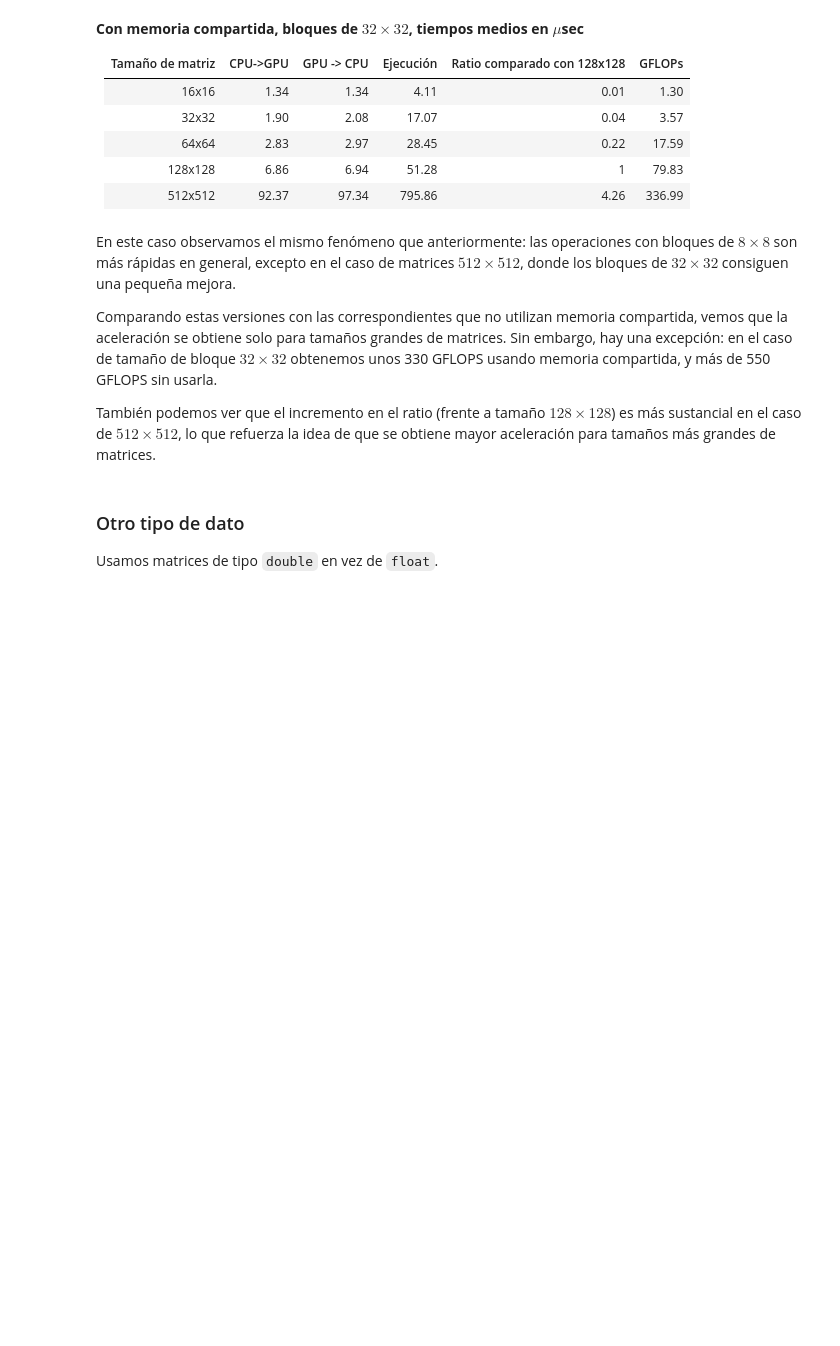
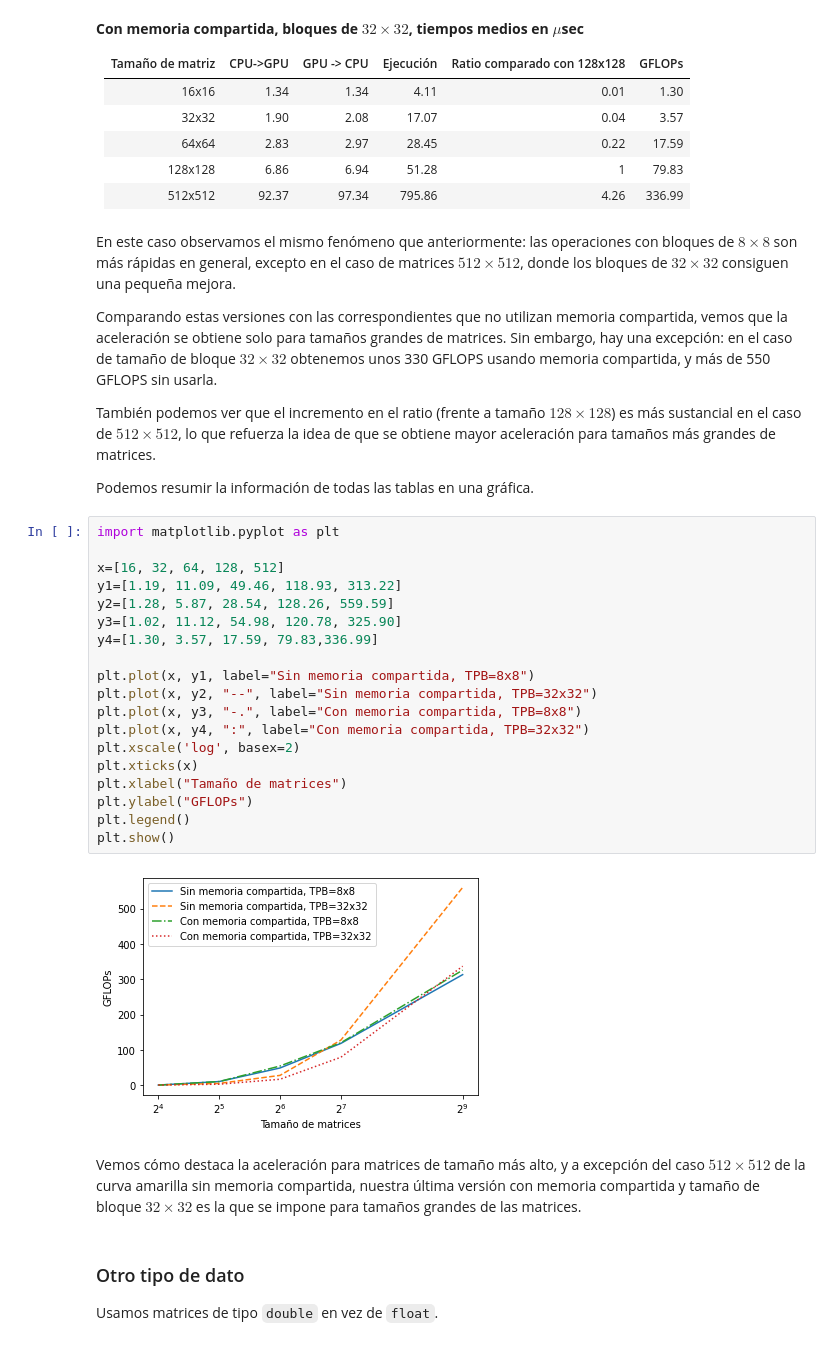
Before and after one commit to Ludvins/MCD_Practicas_PDGE, a Jupyter notebook: CUDA/Multiplicacion_matrices.ipynb, the cells around one changed output. Cells and saved outputs as stored; diff of their text form; blank space fills up the shorter version.

```diff
--- a/CUDA/Multiplicacion_matrices.ipynb
+++ b/CUDA/Multiplicacion_matrices.ipynb
@@ -450,6 +450,31 @@ En este caso observamos el mismo fenómeno que anteriormente: las operaciones co
 Comparando estas versiones con las correspondientes que no utilizan memoria compartida, vemos que la aceleración se obtiene solo para tamaños grandes de matrices. Sin embargo, hay una excepción: en el caso de tamaño de bloque $32\times 32$ obtenemos unos 330 GFLOPS usando memoria compartida, y más de 550 GFLOPS sin usarla.
 
 También podemos ver que el incremento en el ratio (frente a tamaño $128\times 128$) es más sustancial en el caso de $512\times 512$, lo que refuerza la idea de que se obtiene mayor aceleración para tamaños más grandes de matrices.
+
+Podemos resumir la información de todas las tablas en una gráfica.
+# %%
+import matplotlib.pyplot as plt
+
+x=[16, 32, 64, 128, 512]
+y1=[1.19, 11.09, 49.46, 118.93, 313.22]
+y2=[1.28, 5.87, 28.54, 128.26, 559.59]
+y3=[1.02, 11.12, 54.98, 120.78, 325.90]
+y4=[1.30, 3.57, 17.59, 79.83,336.99]
+
+plt.plot(x, y1, label="Sin memoria compartida, TPB=8x8")
+plt.plot(x, y2, "--", label="Sin memoria compartida, TPB=32x32")
+plt.plot(x, y3, "-.", label="Con memoria compartida, TPB=8x8")
+plt.plot(x, y4, ":", label="Con memoria compartida, TPB=32x32")
+plt.xscale('log', basex=2)
+plt.xticks(x)
+plt.xlabel("Tamaño de matrices")
+plt.ylabel("GFLOPs")
+plt.legend()
+plt.show()
+# %% [output]
+[figure, added]
+# %% [markdown]
+Vemos cómo destaca la aceleración para matrices de tamaño más alto, y a excepción del caso $512\times 512$ de la curva amarilla sin memoria compartida, nuestra última versión con memoria compartida y tamaño de bloque $32\times 32$ es la que se impone para tamaños grandes de las matrices.
 # %% [markdown]
 ### Otro tipo de dato
 
```
